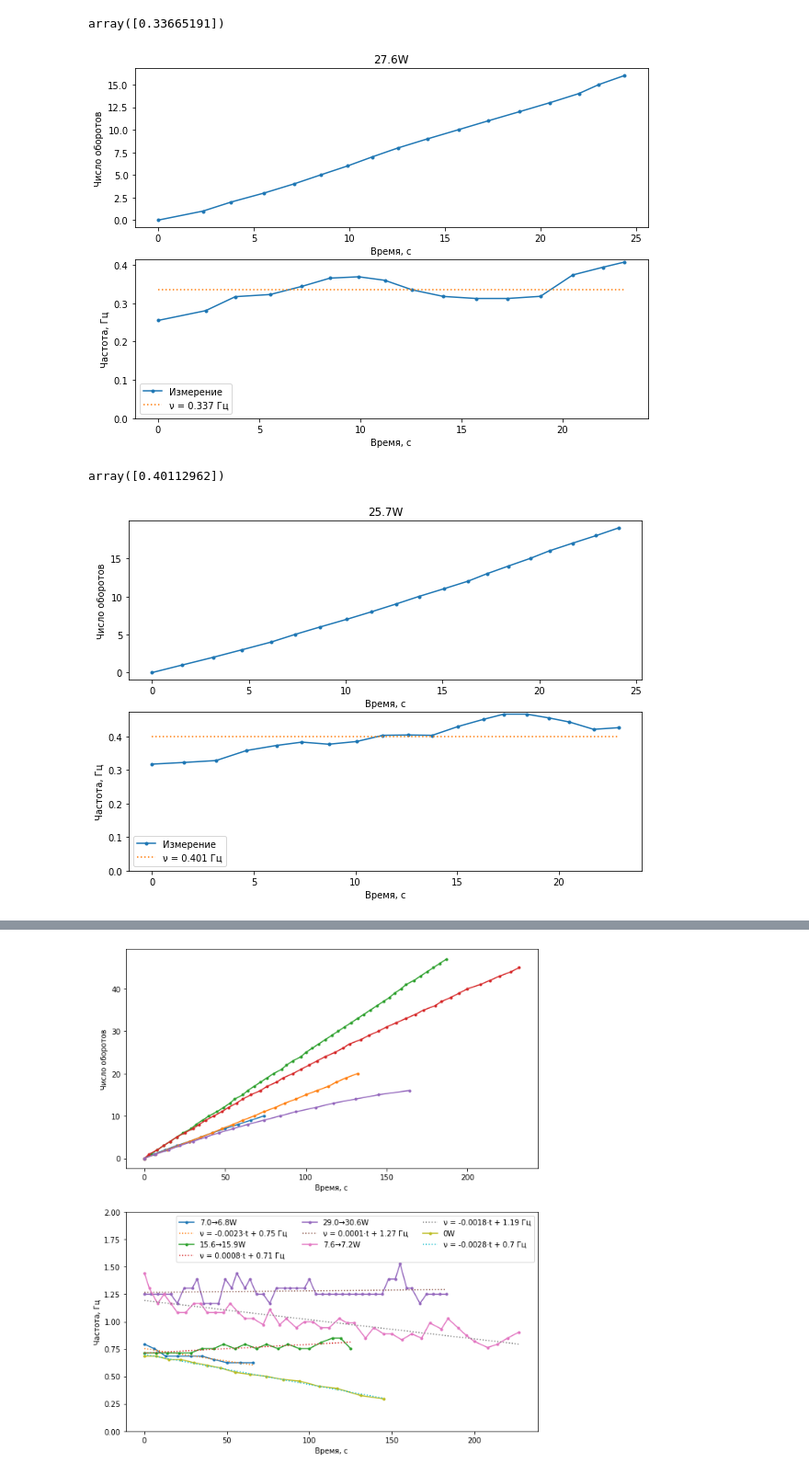
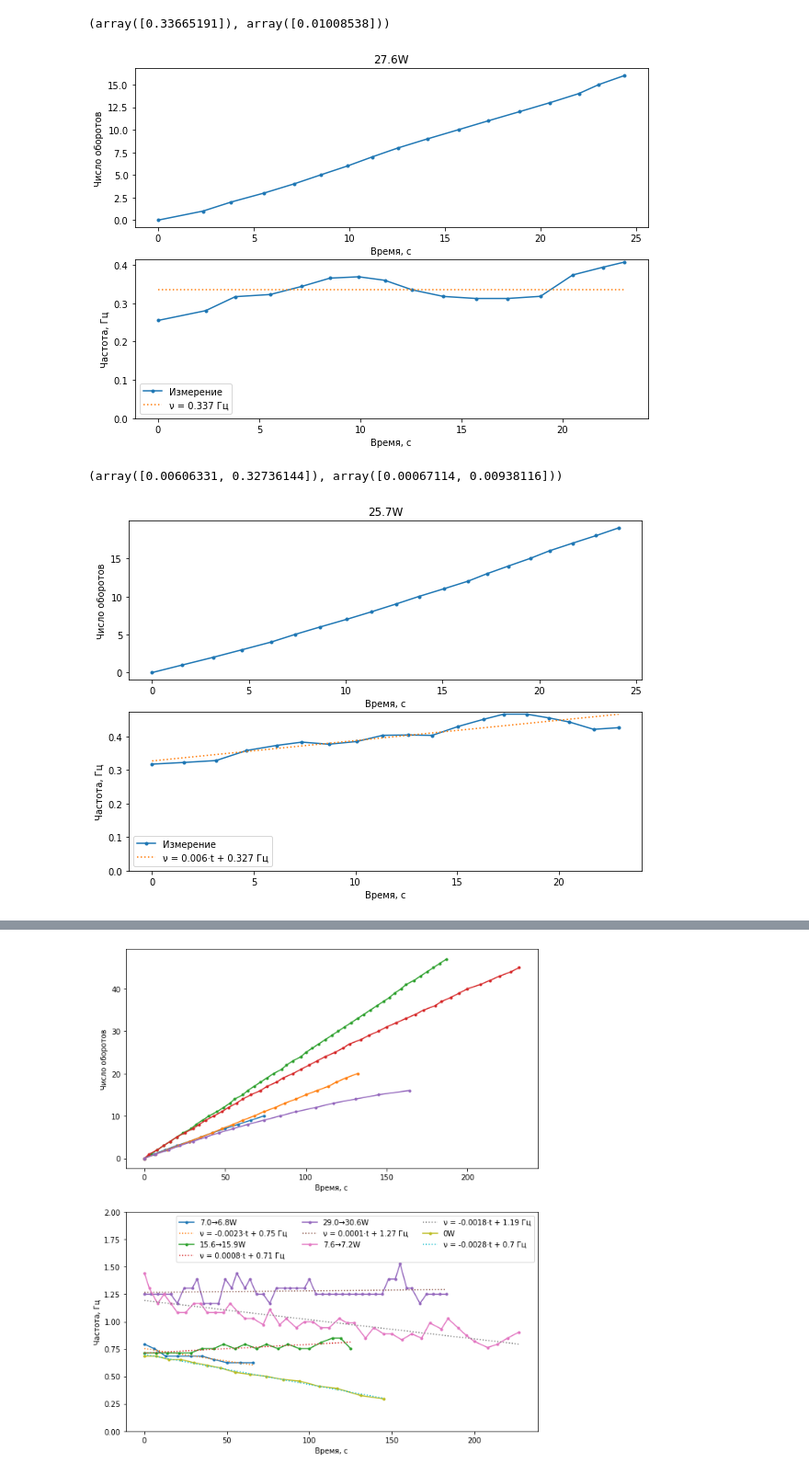
Before and after one commit to sitandr/lab, a Jupyter notebook: Steeling Wheel/main.ipynb, the cells around one changed output, grey strips where cells are left out. Shown at 92% size. Cells and saved outputs as stored; diff of their text form; code cells hidden in the pictures.

```diff
--- a/Steeling Wheel/main.ipynb
+++ b/Steeling Wheel/main.ipynb
@@ -53,17 +53,18 @@ def plot_coords(data, name=None, title='', sm_w=3, freq=1, approx=None, axes=Non
         axes[1].legend()
 
     if name: fig.savefig("img/" + name + '.png')
-    if approx: return res
+    if approx: return res, np.sqrt(np.diag(err))
 # %%
 plot_coords(pd.read_csv("data/η", delimiter=";", comment = "#"), 'η', title='27.6W', approx=lambda x, C: x*0 + C, approx_labeler=lambda C: f"ν = {C} Гц")
 # %% [output]
-array([0.33665191])
+(array([0.33665191]), array([0.01008538]))
 [figure]
 # %%
-plot_coords(pd.read_csv("data/n2", delimiter=";", comment = "#"), 'η2', "25.7W", approx=lambda x, C: x*0 + C, approx_labeler=lambda C: f"ν = {C} Гц")
+plot_coords(pd.read_csv("data/n2", delimiter=";", comment = "#"), 'η2', "25.7W",
+           approx=lambda x, B, C: B*x + C, approx_labeler=lambda B, C: f"ν = {B}·t + {C} Гц")
 # %% [output]
-array([0.40112962])
+(array([0.00606331, 0.32736144]), array([0.00067114, 0.00938116]))
-[figure, old version]
+[figure, new version]
 # %%
 
 plot_coords(pd.read_csv("data/Торможение прогресса", delimiter=";", comment = "#"), 'Тормоз', "0W",
```
Also changed, not shown: parts of 7 cells of this notebook, 3 other files.
